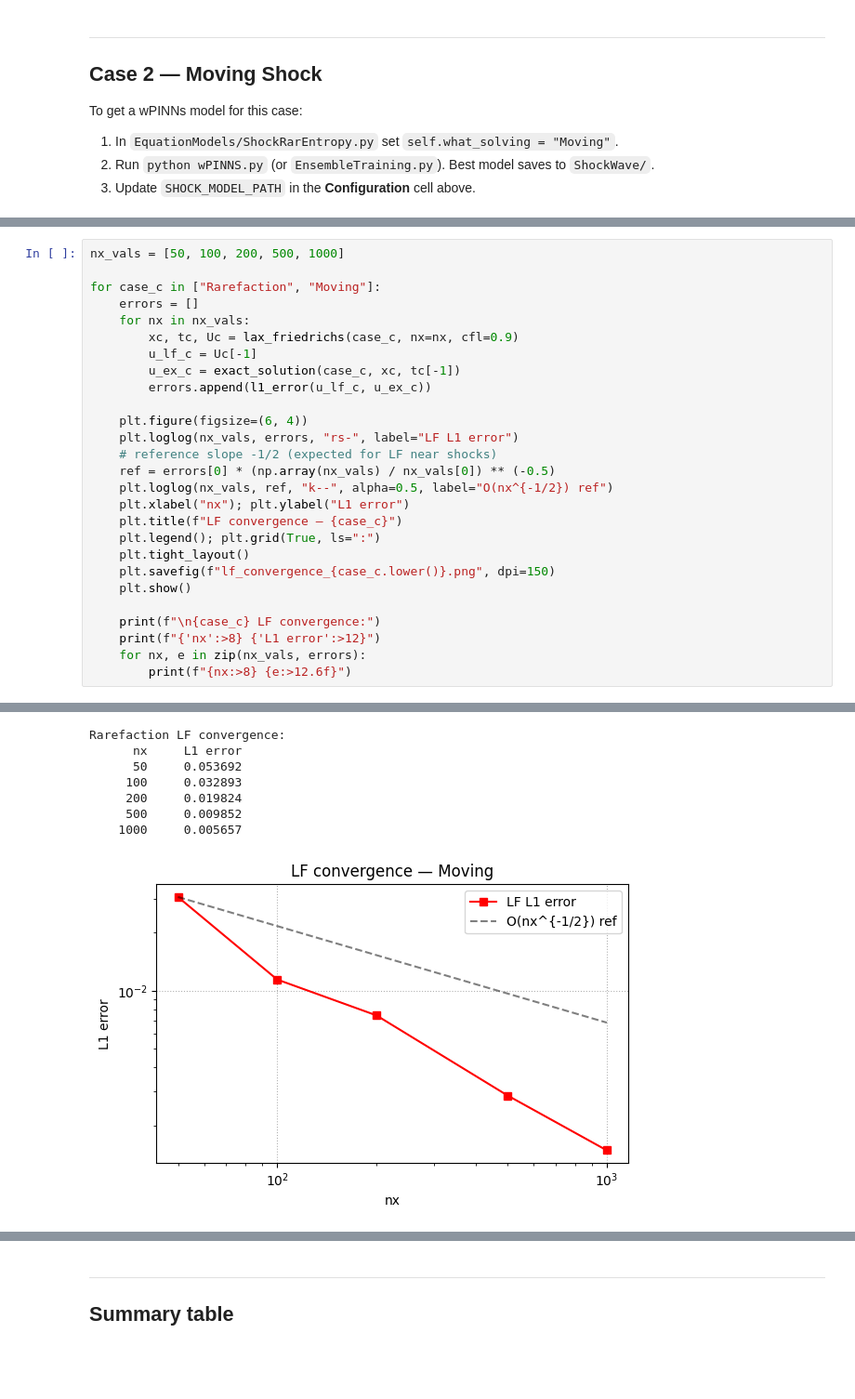
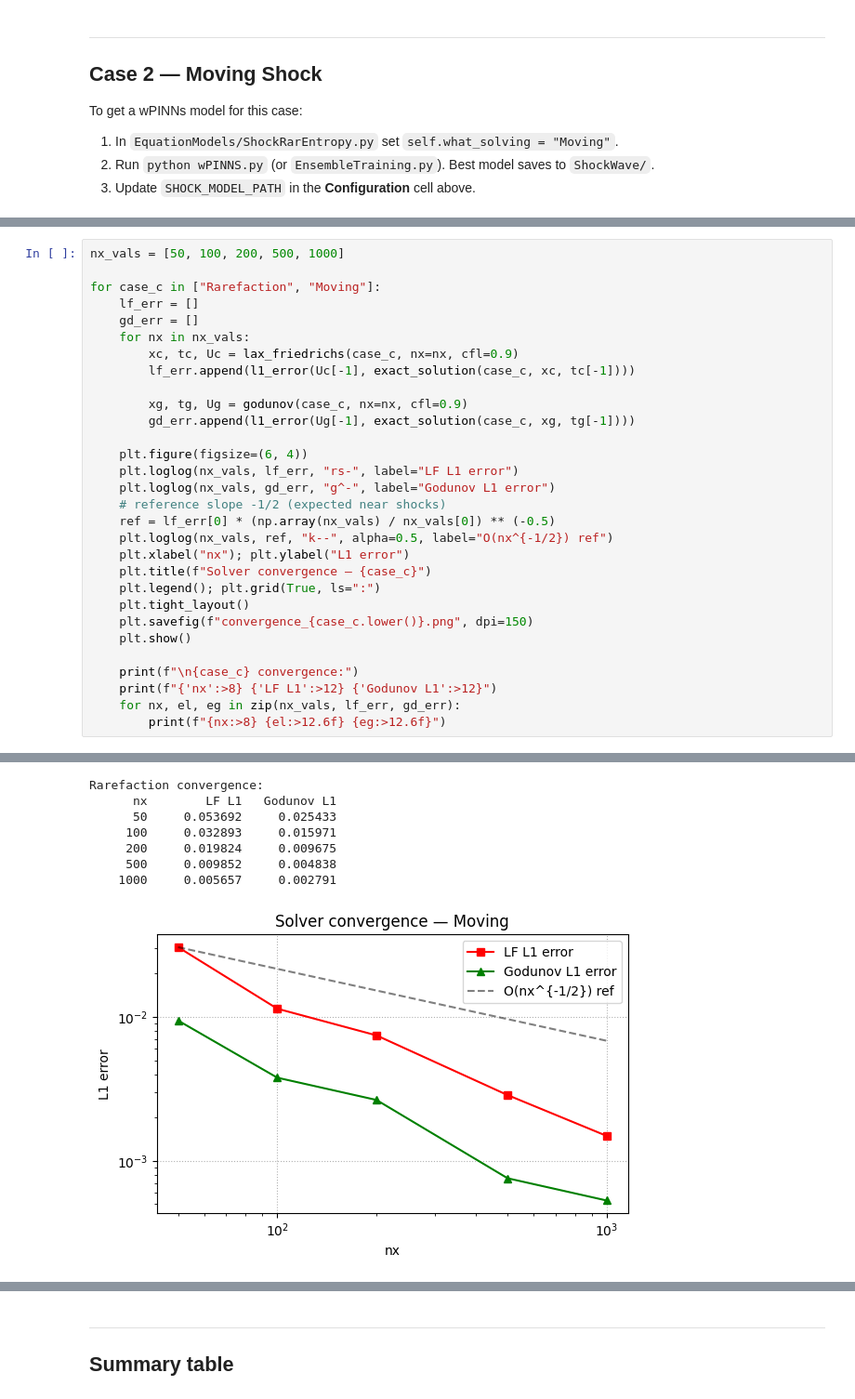
Before and after one commit to sumit-huddar/wpinns, a Jupyter notebook: comparison.ipynb, the cells around one changed output, grey strips where cells are left out. Shown at 93% size. Saved outputs shown, nothing was run; the diff lists cells and outputs as text; blank space fills up the shorter version.

```diff
--- a/comparison.ipynb
+++ b/comparison.ipynb
@@ -222,27 +247,30 @@ Shows how LF error decreases as the grid is refined. Useful reference for compar
 nx_vals = [50, 100, 200, 500, 1000]
 
 for case_c in ["Rarefaction", "Moving"]:
-    errors = []
+    lf_err = []
+    gd_err = []
     for nx in nx_vals:
         xc, tc, Uc = lax_friedrichs(case_c, nx=nx, cfl=0.9)
-        u_lf_c = Uc[-1]
-        u_ex_c = exact_solution(case_c, xc, tc[-1])
-        errors.append(l1_error(u_lf_c, u_ex_c))
+        lf_err.append(l1_error(Uc[-1], exact_solution(case_c, xc, tc[-1])))
+
+        xg, tg, Ug = godunov(case_c, nx=nx, cfl=0.9)
+        gd_err.append(l1_error(Ug[-1], exact_solution(case_c, xg, tg[-1])))
 
     plt.figure(figsize=(6, 4))
-    plt.loglog(nx_vals, errors, "rs-", label="LF L1 error")
-    # reference slope -1/2 (expected for LF near shocks)
-    ref = errors[0] * (np.array(nx_vals) / nx_vals[0]) ** (-0.5)
+    plt.loglog(nx_vals, lf_err, "rs-", label="LF L1 error")
+    plt.loglog(nx_vals, gd_err, "g^-", label="Godunov L1 error")
+    # reference slope -1/2 (expected near shocks)
+    ref = lf_err[0] * (np.array(nx_vals) / nx_vals[0]) ** (-0.5)
     plt.loglog(nx_vals, ref, "k--", alpha=0.5, label="O(nx^{-1/2}) ref")
     plt.xlabel("nx"); plt.ylabel("L1 error")
-    plt.title(f"LF convergence — {case_c}")
+    plt.title(f"Solver convergence — {case_c}")
     plt.legend(); plt.grid(True, ls=":")
     plt.tight_layout()
-    plt.savefig(f"lf_convergence_{case_c.lower()}.png", dpi=150)
+    plt.savefig(f"convergence_{case_c.lower()}.png", dpi=150)
     plt.show()
 
-    print(f"\n{case_c} LF convergence:")
-    print(f"{'nx':>8} {'L1 error':>12}")
-    for nx, e in zip(nx_vals, errors):
-        print(f"{nx:>8} {e:>12.6f}")
+    print(f"\n{case_c} convergence:")
+    print(f"{'nx':>8} {'LF L1':>12} {'Godunov L1':>12}")
+    for nx, el, eg in zip(nx_vals, lf_err, gd_err):
+        print(f"{nx:>8} {el:>12.6f} {eg:>12.6f}")
 # %% [output]
@@ -250,8 +278,8 @@ for case_c in ["Rarefaction", "Moving"]:
-Rarefaction LF convergence:
-      nx     L1 error
-      50     0.053692
-     100     0.032893
-     200     0.019824
-     500     0.009852
-    1000     0.005657
+Rarefaction convergence:
+      nx        LF L1   Godunov L1
+      50     0.053692     0.025433
+     100     0.032893     0.015971
+     200     0.019824     0.009675
+     500     0.009852     0.004838
+    1000     0.005657     0.002791
-[figure, old version]
+[figure, new version]
```
Also changed, not shown: parts of 12 cells of this notebook, 6 other files.
